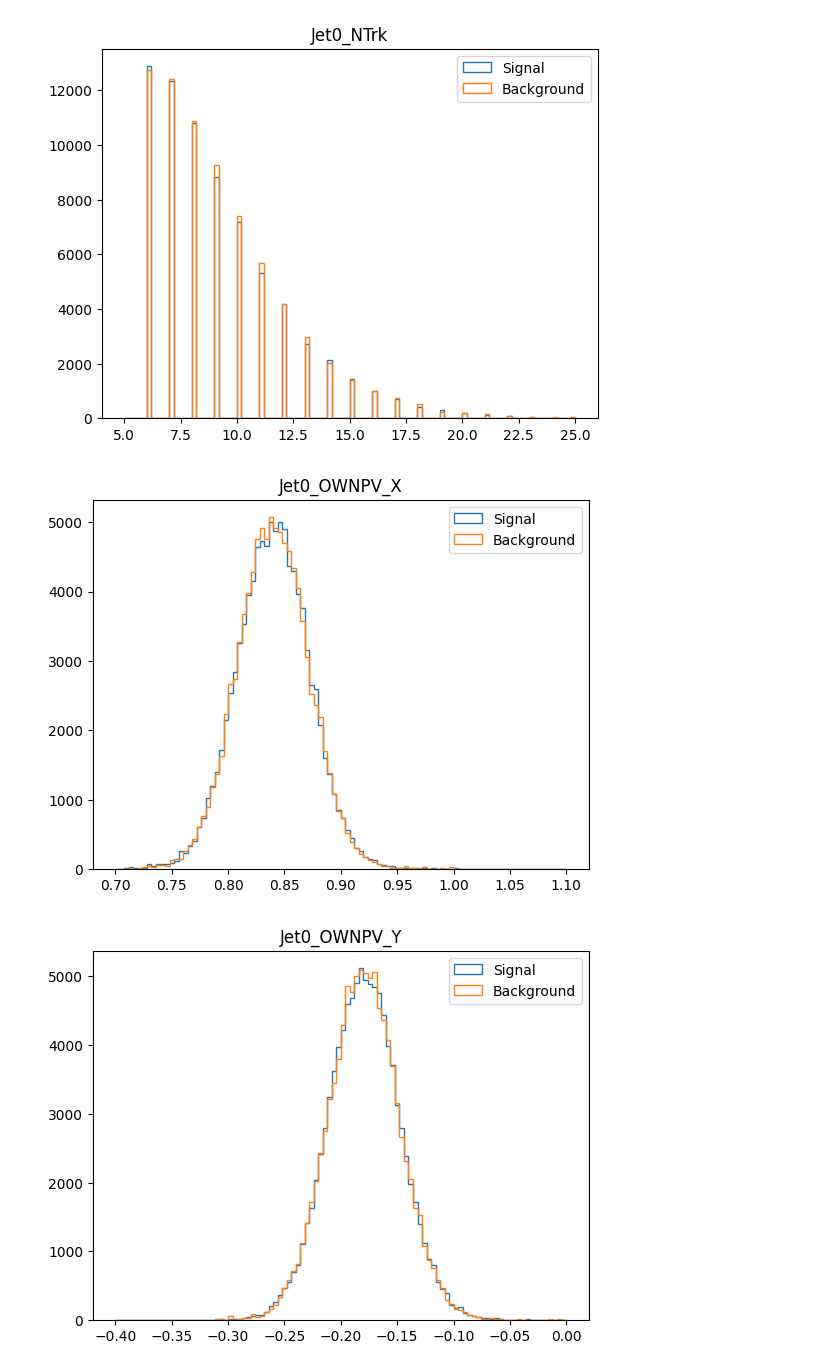
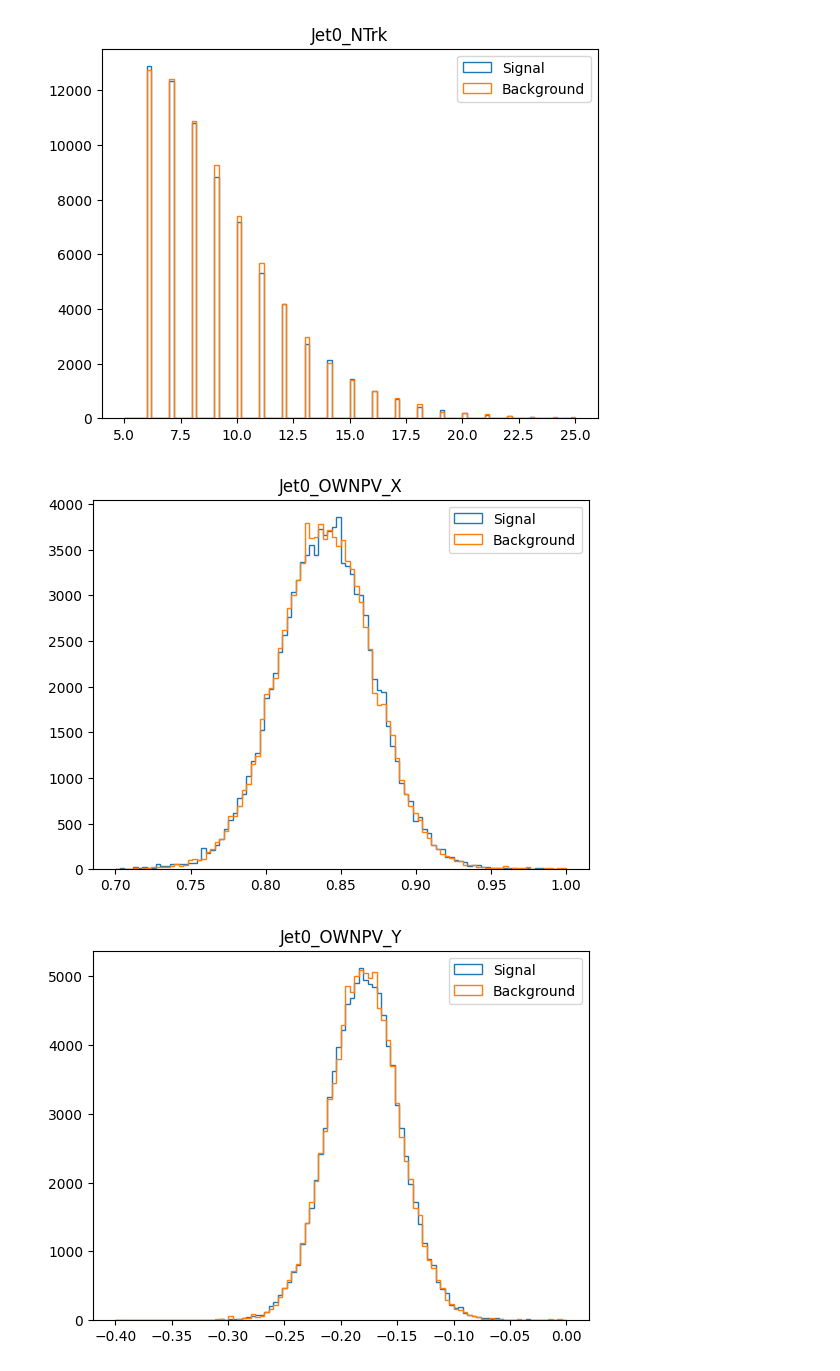
Before and after one commit to gpesticci/Jet-GNN, a Jupyter notebook: jetgnn.ipynb, the cells around one changed output. Cells and saved outputs as stored; diff of their text form; code cells hidden in the pictures.

```diff
--- a/jetgnn.ipynb
+++ b/jetgnn.ipynb
@@ -94,9 +94,9 @@ custom_plot(dfcut.Jet0_NTrk, df2cut.Jet0_NTrk, [5,25], 'Jet0_NTrk')
 [figure]
 # %%
 # plot of OWNPV X
-custom_plot(df.Jet0_OWNPV_X, df2.Jet0_OWNPV_X, [0.7,1.1], 'Jet0_OWNPV_X')
+custom_plot(df.Jet0_OWNPV_X, df2.Jet0_OWNPV_X, [0.7,1], 'Jet0_OWNPV_X')
 # %% [output]
-[figure, old version]
+[figure, new version]
 # %%
 # plot of Jet0_OWNPV_Y
 custom_plot(df.Jet0_OWNPV_Y, df2.Jet0_OWNPV_Y, [-0.4,0], 'Jet0_OWNPV_Y')
```
Also changed, not shown: parts of 8 cells of this notebook.
